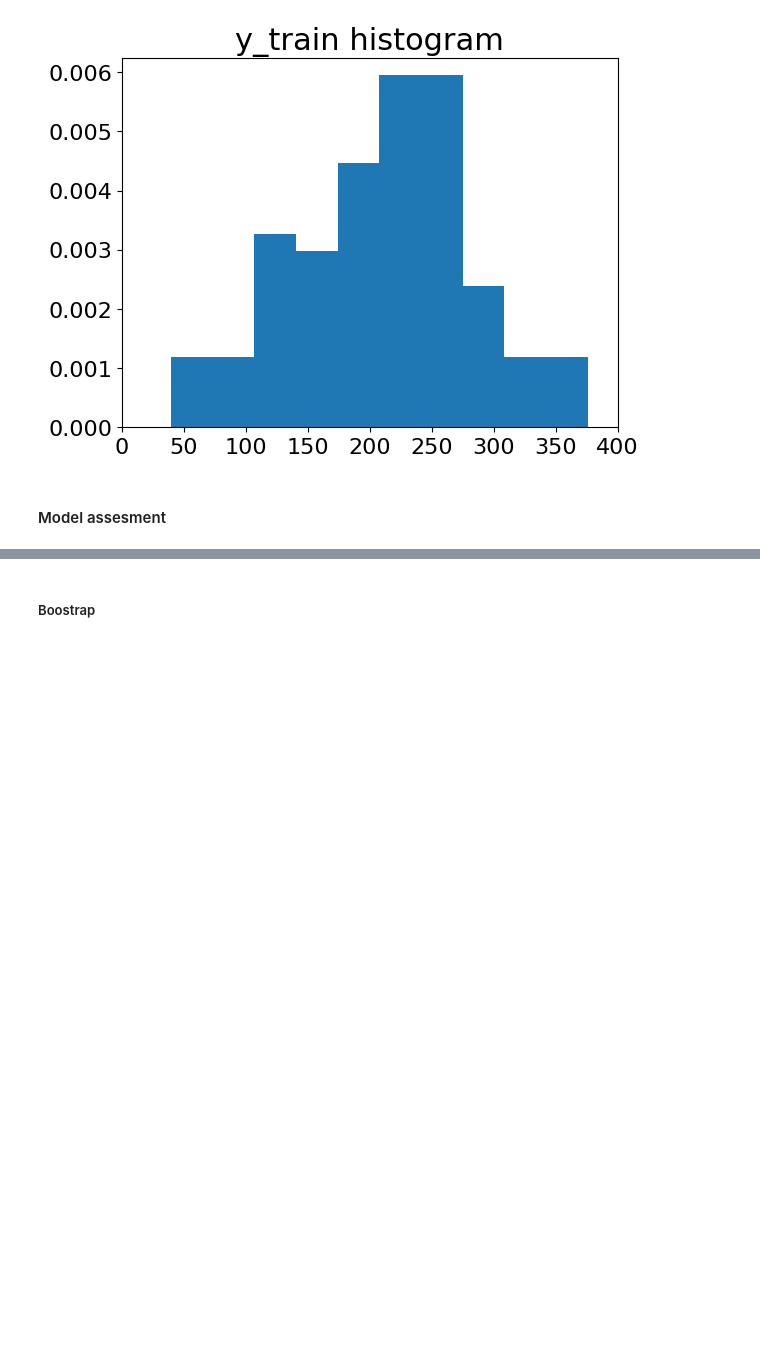
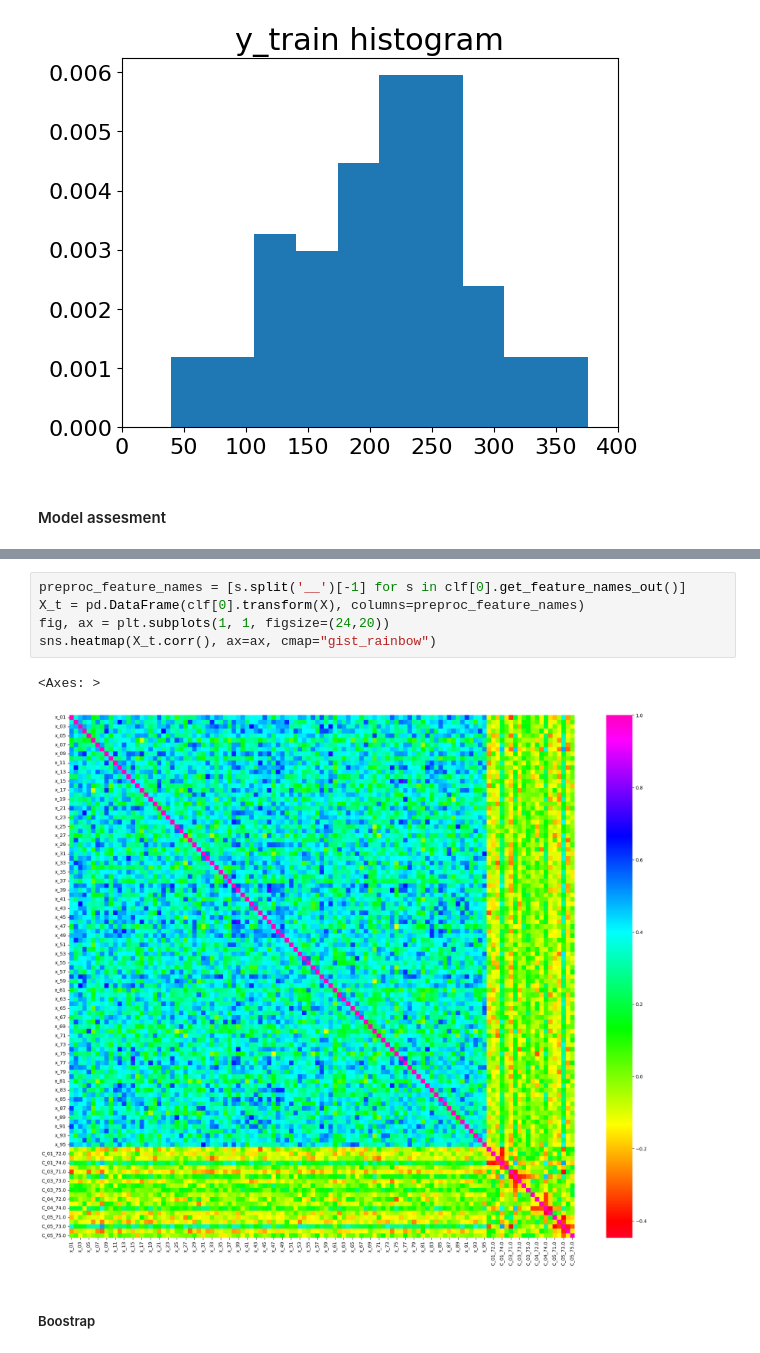
Before and after one commit to viktorseba/CDA, a Jupyter notebook: Case1/project.ipynb, the cells around one changed output, grey strips where cells are left out. Drawn from its saved outputs; the diff is of its cells as text; blank space fills up the shorter version.

```diff
--- a/Case1/project.ipynb
+++ b/Case1/project.ipynb
@@ -1403,3 +1434,11 @@ Pipeline(steps=[('preprocessor',
+# %%
+preproc_feature_names = [s.split('__')[-1] for s in clf[0].get_feature_names_out()]
+X_t = pd.DataFrame(clf[0].transform(X), columns=preproc_feature_names)
+fig, ax = plt.subplots(1, 1, figsize=(24,20))
+sns.heatmap(X_t.corr(), ax=ax, cmap="gist_rainbow")
+# %% [output]
+<Axes: >
+[figure, added]
 # %% [markdown]
 ##### Boostrap
 # %%
```
Also changed, not shown: parts of 5 cells of this notebook.
